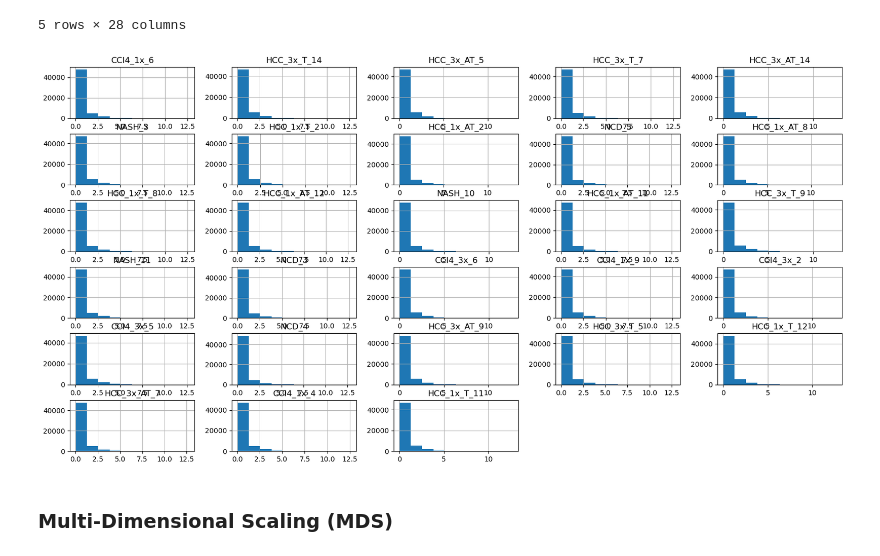
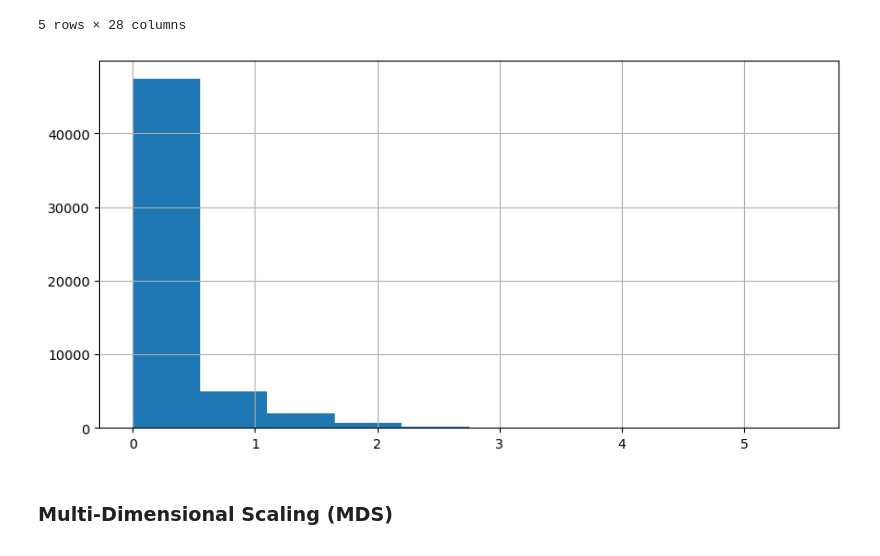
Before and after one commit to jigsaw-snu/NASH_HCC_liver-KRIBB_2022, a Jupyter notebook: srcs/rsem_star_deseq/sample_qc.ipynb, the cells around one changed output. Cells and saved outputs as stored; diff of their text form; code cells hidden in the pictures.

```diff
--- a/srcs/rsem_star_deseq/sample_qc.ipynb
+++ b/srcs/rsem_star_deseq/sample_qc.ipynb
@@ -227,8 +238,8 @@ cnt.head()
 | ENSMUSG00000000037.18 | 2.0 | 27.0 | 13.0 | 13.0 | 8.0 | 1.0 | 11.0 | 10.0 | ... |
 5 rows × 28 columns
 # %%
-log_tpm.hist(figsize=(20, 10));
+log_tpm['CCI4_1x_6'].hist(figsize=(10, 5));
 # %% [output]
-[figure, old version]
+[figure, new version]
 # %% [markdown]
 ### Multi-Dimensional Scaling (MDS)
```
Also changed, not shown: parts of 2 cells of this notebook.
